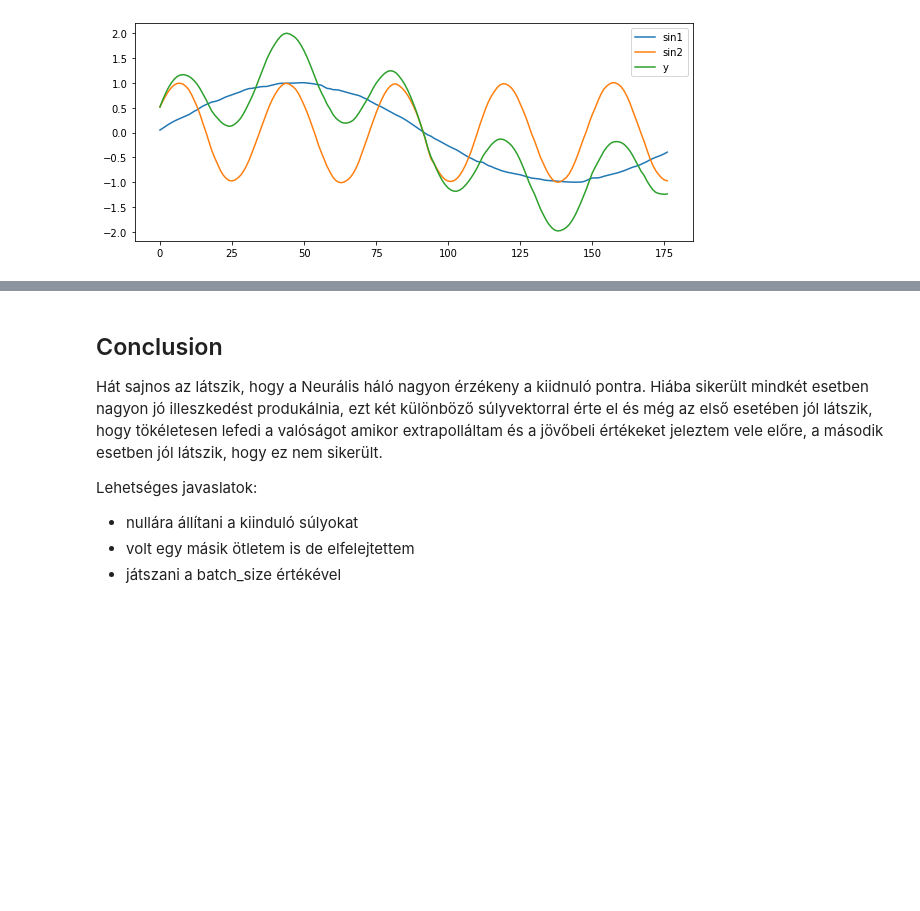
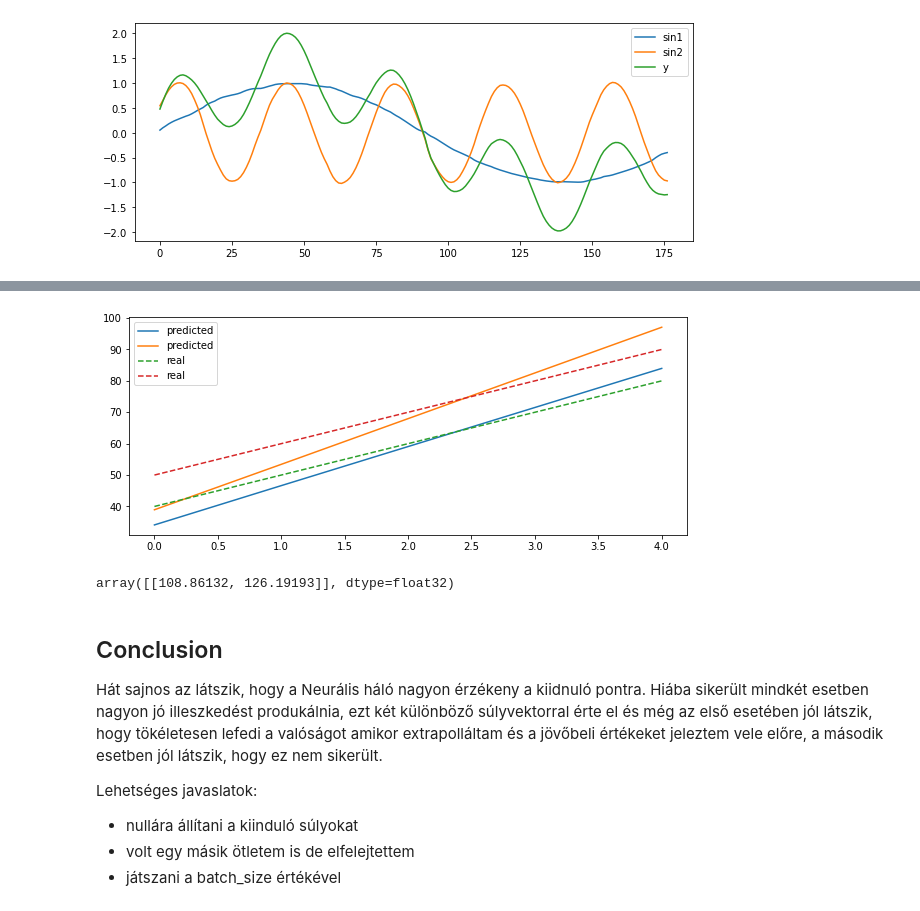
Before and after one commit to JoDeMiro/Keras, a Jupyter notebook: 05_Keras_Time_Series_Forcasting_via_1D_Convolution.ipynb, the cells around one changed output, grey strips where cells are left out. Drawn from its saved outputs; the diff is of its cells as text; code cells hidden in the pictures; blank space fills up the shorter version.

```diff
--- a/05_Keras_Time_Series_Forcasting_via_1D_Convolution.ipynb
+++ b/05_Keras_Time_Series_Forcasting_via_1D_Convolution.ipynb
@@ -1235,3 +1361,22 @@ plt.show()
+# %%
+plt.figure(figsize=(10, 4))
+plt.plot(_y_predicted, label='predicted')
+plt.plot(_y, linestyle='--', label='real')
+plt.legend()
+plt.show()
+# %% [output]
+[figure, added]
+# %%
+# demonstrate prediction
+x_input = np.array([70, 80, 90])
+
+x_input = x_input.reshape((1, n_steps_in, n_features))
+
+_y_predicted = model.predict(x_input, verbose=0)
+
+_y_predicted
+# %% [output]
+array([[108.86132, 126.19193]], dtype=float32)
 # %% [markdown]
 ## Conclusion
 
```
Also changed, not shown: parts of 33 cells of this notebook.
